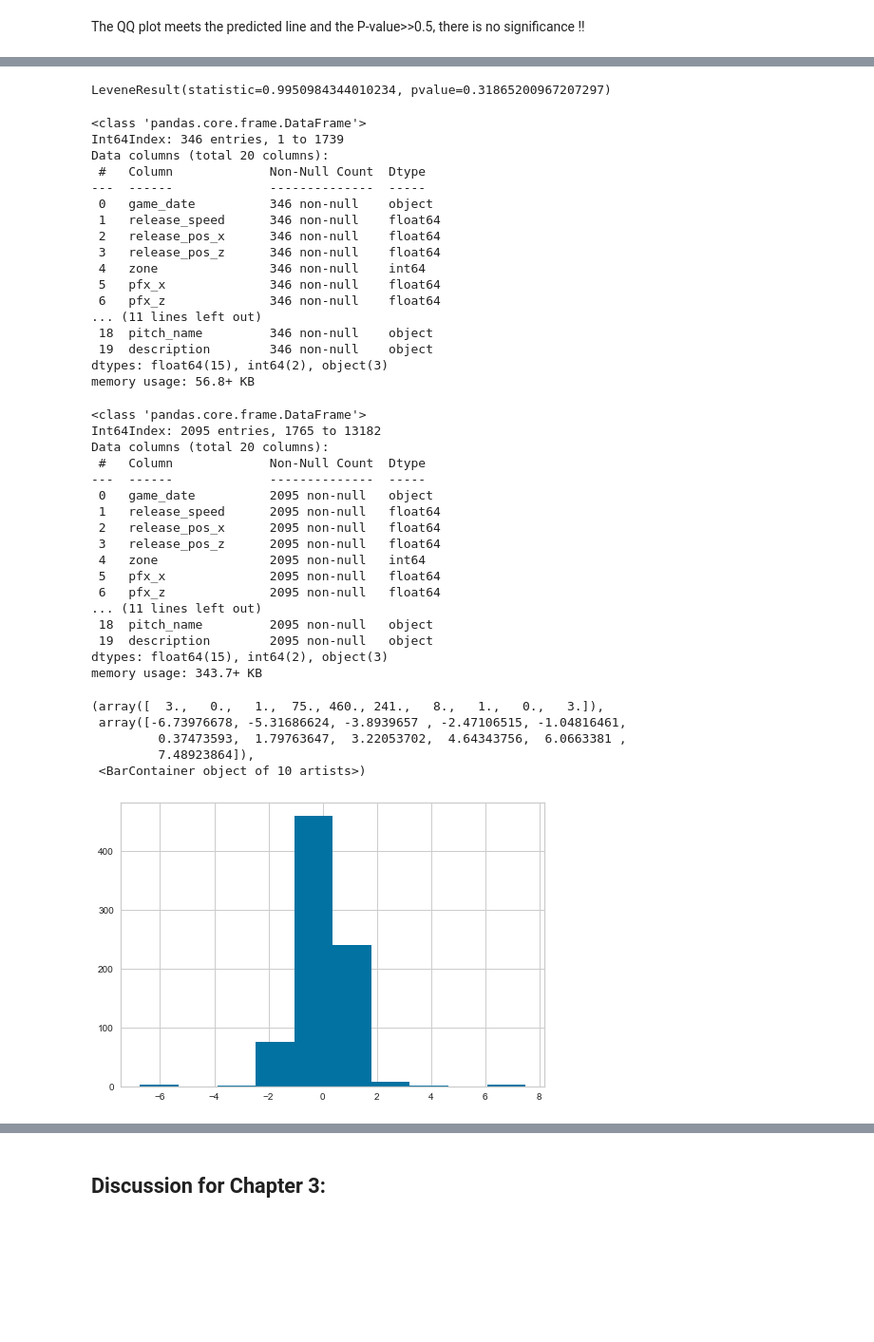
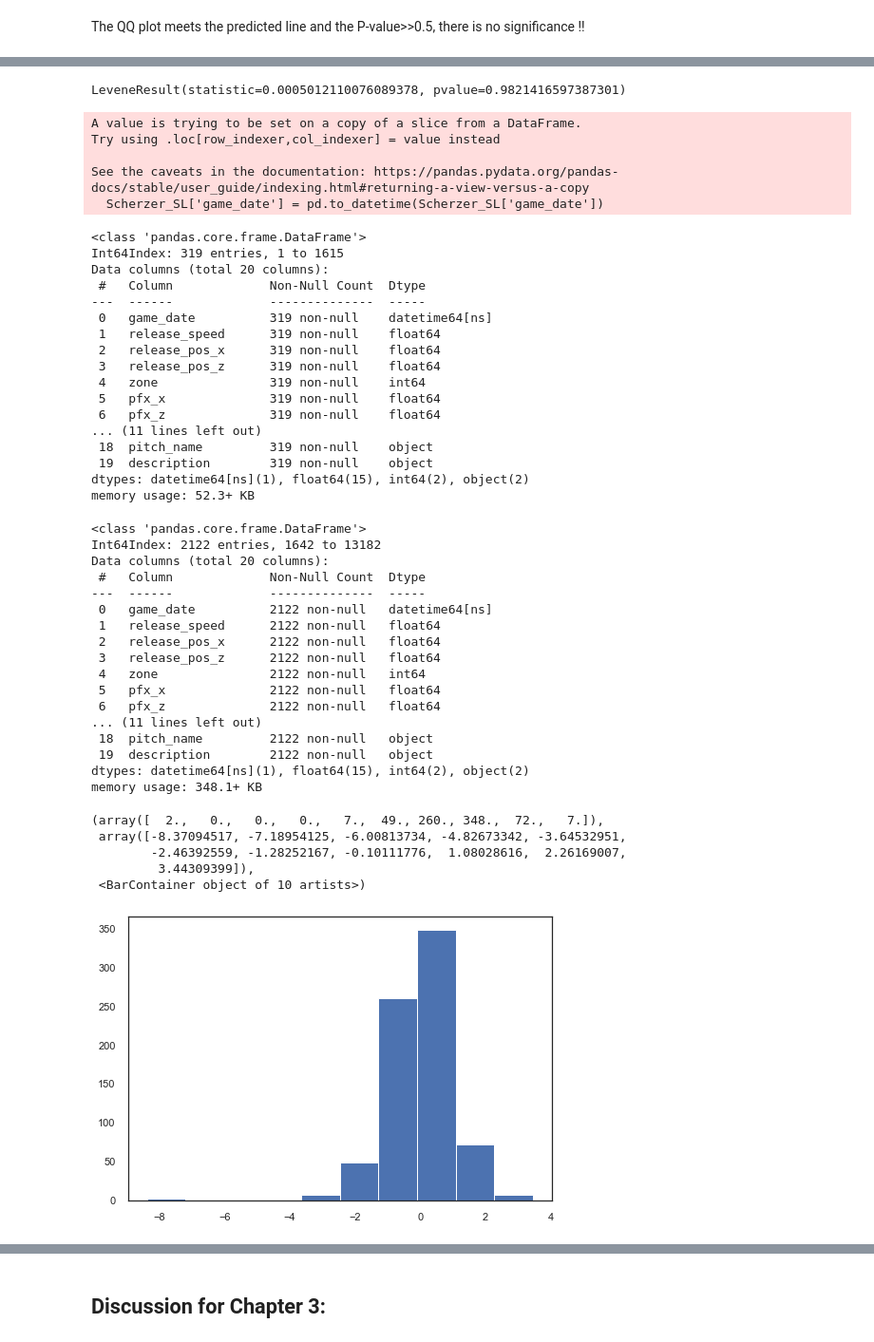
Before and after one commit to ollill0823/9999.ppwang-s-blog-posts, a Jupyter notebook: _notebooks/2022-03-12-Final-project.ipynb, the cells around one changed output, grey strips where cells are left out. Shown at 95% size. Saved outputs shown, nothing was run; the diff lists cells and outputs as text; code cells hidden in the pictures; blank space fills up the shorter version.

```diff
--- a/_notebooks/2022-03-12-Final-project.ipynb
+++ b/_notebooks/2022-03-12-Final-project.ipynb
@@ -728,5 +749,6 @@ Scherzer_sample_no.groupby('pitch_name').describe()
 6 rows × 136 columns
 # %%
 Scherzer_FF = Scherzer[Scherzer.pitch_name=='4-Seam Fastball']
+Scherzer_FF['game_date'] = pd.to_datetime(Scherzer_FF['game_date'])
 Scherzer_FF_sample_yes = Scherzer_FF[Scherzer_FF.game_date >= '2021/6/11' ]
 Scherzer_FF_sample_no = Scherzer_FF[Scherzer_FF.game_date <= '2021/6/11' ]
@@ -737,2 +760,0 @@ pandas.core.frame.DataFrame
-# %%
-Scherzer_FF_sample_yes['time'] = Scherzer_FF_sample_yes.to_datetime(Scherzer_FF_sample_yes['game_date'])
@@ -810,5 +827,5 @@ memory usage: 917.6+ KB
 # %%
-Scherzer_FF_sample_no = Scherzer_FF_sample_no.sample(792)
+Scherzer_FF_sample_no = Scherzer_FF_sample_no.sample(745)
 diff_res = scale(np.array(Scherzer_FF_sample_yes['release_spin_rate']) - np.array(Scherzer_FF_sample_no['release_spin_rate']))
 plt.hist(diff_res)
 # %% [output]
@@ -827,64 +844,71 @@ stats.probplot(diff_res, plot=plt, dist='norm');
 # %%
 stats.levene(Scherzer_FF_sample_yes['release_spin_rate'], Scherzer_FF_sample_no['release_spin_rate'])
 # %% [output]
-LeveneResult(statistic=0.9950984344010234, pvalue=0.31865200967207297)
+LeveneResult(statistic=0.0005012110076089378, pvalue=0.9821416597387301)
 # %%
 Scherzer_SL = Scherzer[Scherzer.pitch_name=='Slider']
+Scherzer_SL['game_date'] = pd.to_datetime(Scherzer_SL['game_date'])
 Scherzer_SL_sample_yes = Scherzer_SL[Scherzer_SL.game_date >= '2021/6/11' ]
 Scherzer_SL_sample_no = Scherzer_SL[Scherzer_SL.game_date <= '2021/6/11' ]
+# %% [output]
+A value is trying to be set on a copy of a slice from a DataFrame.
+Try using .loc[row_indexer,col_indexer] = value instead
+
+See the caveats in the documentation: https://pandas.pydata.org/pandas-docs/stable/user_guide/indexing.html#returning-a-view-versus-a-copy
+  Scherzer_SL['game_date'] = pd.to_datetime(Scherzer_SL['game_date'])
 # %%
 #collapse-output
 Scherzer_SL_sample_yes.info()
 # %% [output]
 <class 'pandas.core.frame.DataFrame'>
-Int64Index: 346 entries, 1 to 1739
+Int64Index: 319 entries, 1 to 1615
 Data columns (total 20 columns):
  #   Column             Non-Null Count  Dtype
 ---  ------             --------------  -----
- 0   game_date          346 non-null    object
- 1   release_speed      346 non-null    float64
- 2   release_pos_x      346 non-null    float64
- 3   release_pos_z      346 non-null    float64
- 4   zone               346 non-null    int64
- 5   pfx_x              346 non-null    float64
- 6   pfx_z              346 non-null    float64
+ 0   game_date          319 non-null    datetime64[ns]
+ 1   release_speed      319 non-null    float64
+ 2   release_pos_x      319 non-null    float64
+ 3   release_pos_z      319 non-null    float64
+ 4   zone               319 non-null    int64
+ 5   pfx_x              319 non-null    float64
+ 6   pfx_z              319 non-null    float64
 ... (11 lines left out)
- 18  pitch_name         346 non-null    object
- 19  description        346 non-null    object
-dtypes: float64(15), int64(2), object(3)
-memory usage: 56.8+ KB
+ 18  pitch_name         319 non-null    object
+ 19  description        319 non-null    object
+dtypes: datetime64[ns](1), float64(15), int64(2), object(2)
+memory usage: 52.3+ KB
 # %%
 #collapse-output
 Scherzer_SL_sample_no.info()
 # %% [output]
 <class 'pandas.core.frame.DataFrame'>
-Int64Index: 2095 entries, 1765 to 13182
+Int64Index: 2122 entries, 1642 to 13182
 Data columns (total 20 columns):
  #   Column             Non-Null Count  Dtype
 ---  ------             --------------  -----
- 0   game_date          2095 non-null   object
- 1   release_speed      2095 non-null   float64
- 2   release_pos_x      2095 non-null   float64
- 3   release_pos_z      2095 non-null   float64
- 4   zone               2095 non-null   int64
- 5   pfx_x              2095 non-null   float64
- 6   pfx_z              2095 non-null   float64
+ 0   game_date          2122 non-null   datetime64[ns]
+ 1   release_speed      2122 non-null   float64
+ 2   release_pos_x      2122 non-null   float64
+ 3   release_pos_z      2122 non-null   float64
+ 4   zone               2122 non-null   int64
+ 5   pfx_x              2122 non-null   float64
+ 6   pfx_z              2122 non-null   float64
 ... (11 lines left out)
- 18  pitch_name         2095 non-null   object
- 19  description        2095 non-null   object
-dtypes: float64(15), int64(2), object(3)
-memory usage: 343.7+ KB
+ 18  pitch_name         2122 non-null   object
+ 19  description        2122 non-null   object
+dtypes: datetime64[ns](1), float64(15), int64(2), object(2)
+memory usage: 348.1+ KB
 # %%
-Scherzer_SL_sample_no = Scherzer_SL_sample_no.sample(346)
+Scherzer_SL_sample_no = Scherzer_SL_sample_no.sample(319)
 diff_res = scale(np.array(Scherzer_FF_sample_yes['release_spin_rate']) - np.array(Scherzer_FF_sample_no['release_spin_rate']))
 plt.hist(diff_res)
 # %% [output]
-(array([  3.,   0.,   1.,  75., 460., 241.,   8.,   1.,   0.,   3.]),
- array([-6.73976678, -5.31686624, -3.8939657 , -2.47106515, -1.04816461,
-         0.37473593,  1.79763647,  3.22053702,  4.64343756,  6.0663381 ,
-         7.48923864]),
+(array([  2.,   0.,   0.,   0.,   7.,  49., 260., 348.,  72.,   7.]),
+ array([-8.37094517, -7.18954125, -6.00813734, -4.82673342, -3.64532951,
+        -2.46392559, -1.28252167, -0.10111776,  1.08028616,  2.26169007,
+         3.44309399]),
  <BarContainer object of 10 artists>)
-[figure, old version]
+[figure, new version]
 # %%
 stats.probplot(diff_res, plot=plt, dist='norm');
 # %% [output]
```
Also changed, not shown: parts of 52 cells of this notebook.
